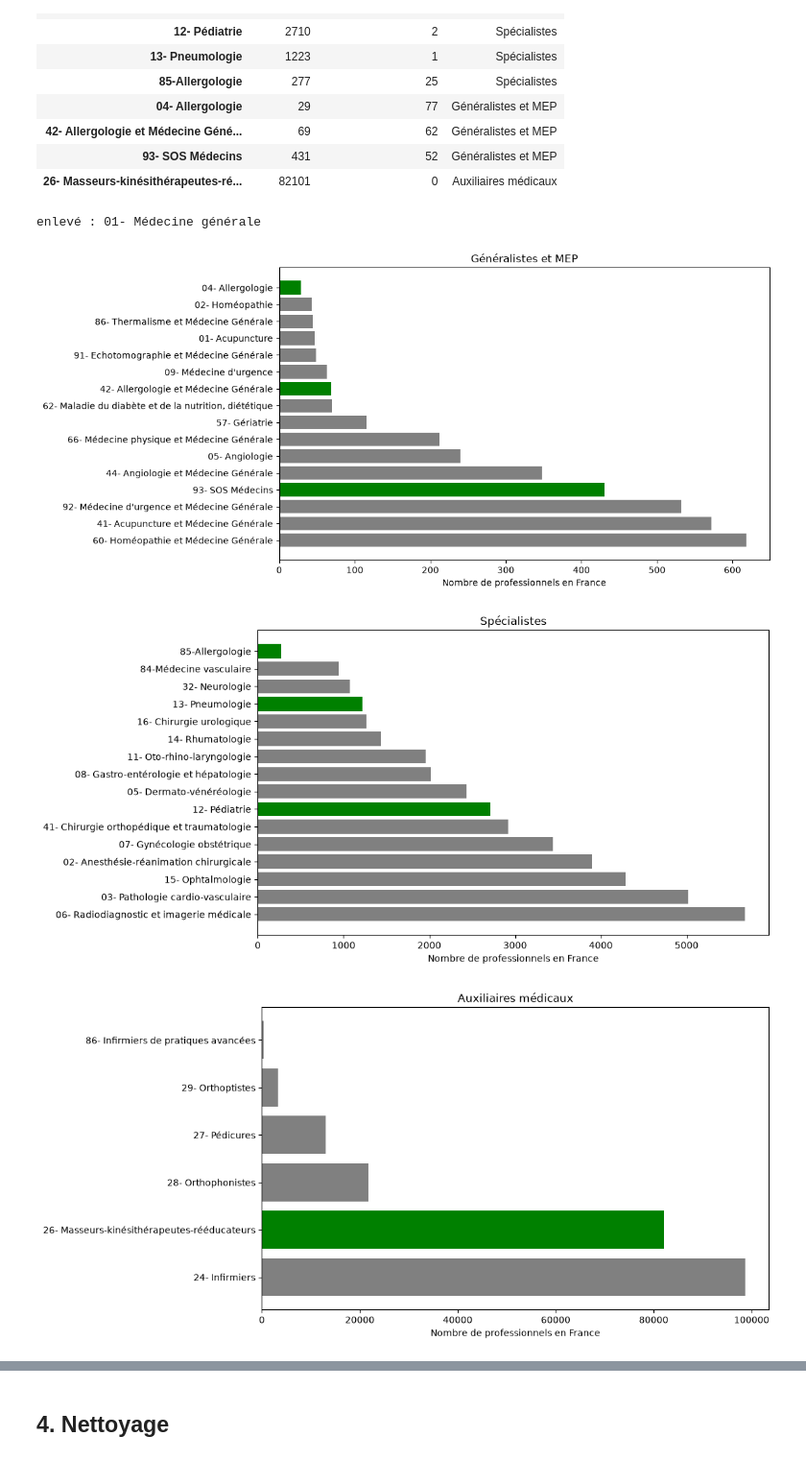
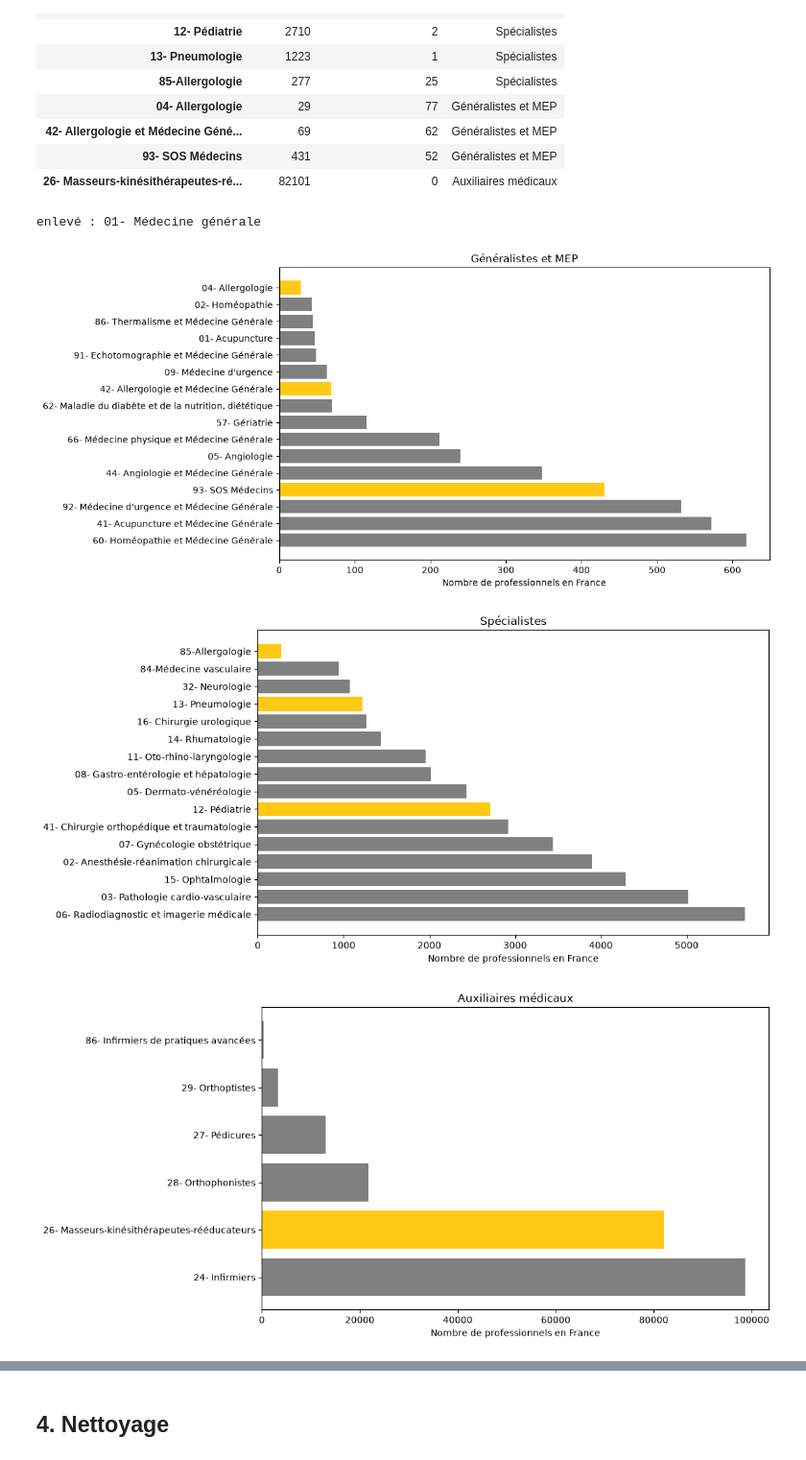
Before and after one commit to jbrocardplatim/LIORA_PROJET_PATHO_RESPIRATOIRES, a Jupyter notebook: notebooks/04c_exploration_ameli_densite.ipynb, the cells around one changed output, grey strips where cells are left out. Shown at 96% size. Cells and saved outputs as stored; diff of their text form; code cells hidden in the pictures.

```diff
--- a/notebooks/04c_exploration_ameli_densite.ipynb
+++ b/notebooks/04c_exploration_ameli_densite.ipynb
@@ -141,35 +157,35 @@ recap_ameli.loc[retenues]
 | 93- SOS Médecins | 431 | 52 | Généralistes et MEP |
 | 26- Masseurs-kinésithérapeutes-ré... | 82101 | 0 | Auxiliaires médicaux |
 # %%
-for i in range(3):
+for i in range(3):   #parcoure les 3 onglets qui nous intéresse
     donnees = recap_ameli[recap_ameli['onglet'] == noms_onglets[i]]
     donnees = donnees.sort_values('nb_france', ascending=False)
 
     noms = []
     valeurs = []
     couleurs = []
 
     for nom in donnees.index:
-        # on ne garde pas les totaux, ni la médecine générale (trop grande)
+        # on ne garde pas les totaux, ni la médecine générale (trop grande, écrase les autres professions)
         if nom == '01- Médecine générale':
             print('enlevé :', nom)
         # on garde les 15 plus grandes et les professions retenues
         elif len(noms) < 15 or nom in retenues:
             noms.append(nom)
             valeurs.append(donnees.loc[nom, 'nb_france'])
             if nom in retenues:
-                couleurs.append('green')
+                couleurs.append('#ffc914')
             else:
                 couleurs.append('grey')
 
     plt.figure(figsize=(10, 6))
     plt.barh(noms, valeurs, color=couleurs)
     plt.title(noms_onglets[i])
     plt.xlabel('Nombre de professionnels en France')
     plt.show()
 # %% [output]
 enlevé : 01- Médecine générale
-[figure, old version]
+[figure, new version]
-[figure, old version]
+[figure, new version]
-[figure, old version]
+[figure, new version]
 # %% [markdown]
```
Also changed, not shown: parts of 11 cells of this notebook, 7 other files.
